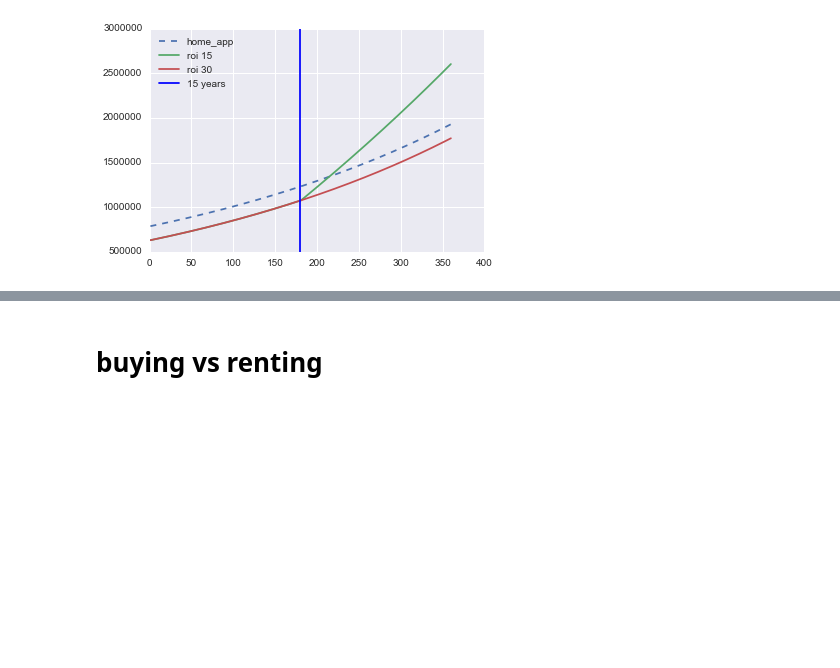
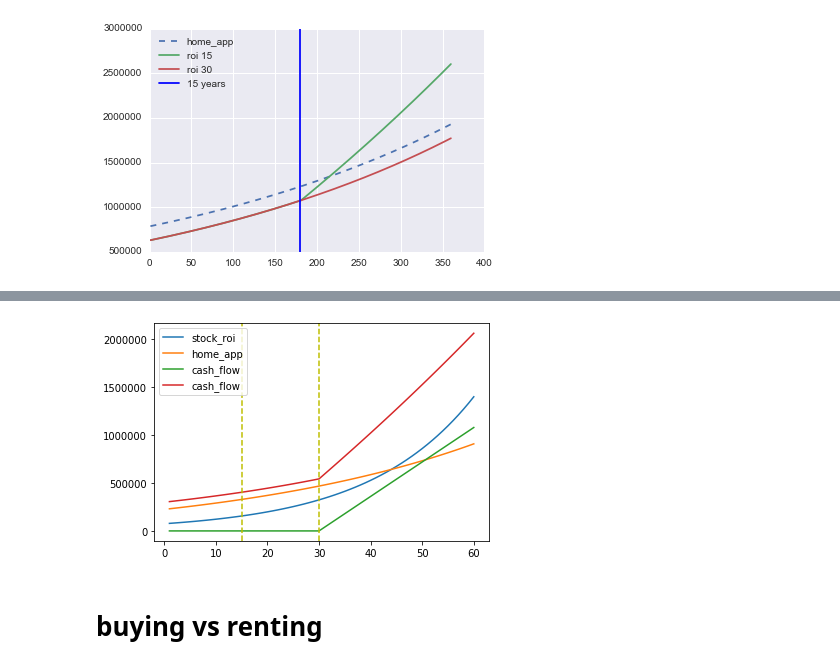
Before and after one commit to mikejaron1/Finance_recommendations, a Jupyter notebook: Finance_recommender.ipynb, the cells around one changed output, grey strips where cells are left out. Cells and saved outputs as stored; diff of their text form; code cells hidden in the pictures; blank space fills up the shorter version.

```diff
--- a/Finance_recommender.ipynb
+++ b/Finance_recommender.ipynb
@@ -32,8 +56,8 @@ home_price = 785000
 down_payment = .2
 loan = home_price - (home_price * down_payment)
 loan_term = 30 # years
-interest = .04
+interest = .025625
 
 
-print np.pmt(interest/12, loan_term*12, loan)
+print(np.pmt(interest/12, loan_term*12, loan))
 # %% [output]
@@ -41,7 +65,8 @@ print np.pmt(interest/12, loan_term*12, loan)
 # %%
-
-m = mortgage.Mortgage(interest=interest, amount=loan, months=loan_term*12)
-mortgage.print_summary(m)
+m = Loan(principal=loan, interest=interest, term=loan_term)
+m.summarize
+# m = mtg.Mortgage(interest=interest, amount=loan, months=loan_term*12)
+# mortgage.print_summary(m)
 # m.monthly_payment()
 # m.total_payout()
 # %% [output]
@@ -137,7 +153,7 @@ interest = .04
 # home_appreciation = 1500000
 home_appreciation_rate = .02
 
-m = mortgage.Mortgage(interest=interest, amount=loan, months=loan_term*12)
+m = mtg.Mortgage(interest=interest, amount=loan, months=loan_term*12)
 
 home = []
 a = int(down_payment)
@@ -157,8 +173,8 @@ rent = 2000
 rent_increase_rate = .02
 pmt = int(house_pay - rent)
 # pmt = 0
-print 'payment per month:', pmt
-print '%s house pay' %house_pay
+print('payment per month:', pmt)
+print('%s house pay' %house_pay)
 
 investment = []
 ha  = home_price
@@ -178,8 +194,8 @@ for i in range(1, (loan_term * 12)+1):
     ha = ha + (ha * home_appreciation_rate/12)
     home_app.append(ha)
 
-print 'investment:', fv
-print 'home value:', ha
-print 'diff:', fv - ha
-print rent, pmt
+print('investment:', as_currency(fv))
+print('home value:', as_currency(ha))
+print('diff:', as_currency(fv - ha))
+print(rent, pmt)
 # %% [output]
@@ -311,3 +441,14 @@ def as_currency(amount):
+# %%
+plt.plot(range(1,years+1), stocks, '-', label="stock_roi")
+plt.plot(range(1,years+1), home_appr, '-', label="home_app")
+plt.plot(range(1,years+1), home_cash_flow, '-', label="cash_flow")
+plt.plot(range(1,years+1), total_home_gain, '-', label="cash_flow")
+plt.axvline(15, linestyle='--', c='y')
+plt.axvline(30, linestyle='--', c='y')
+plt.legend(loc='upper left')
+plt.show()
+# %% [output]
+[figure, added]
 # %% [markdown]
 # buying vs renting
 # %%
```
Also changed, not shown: parts of 19 cells of this notebook.
